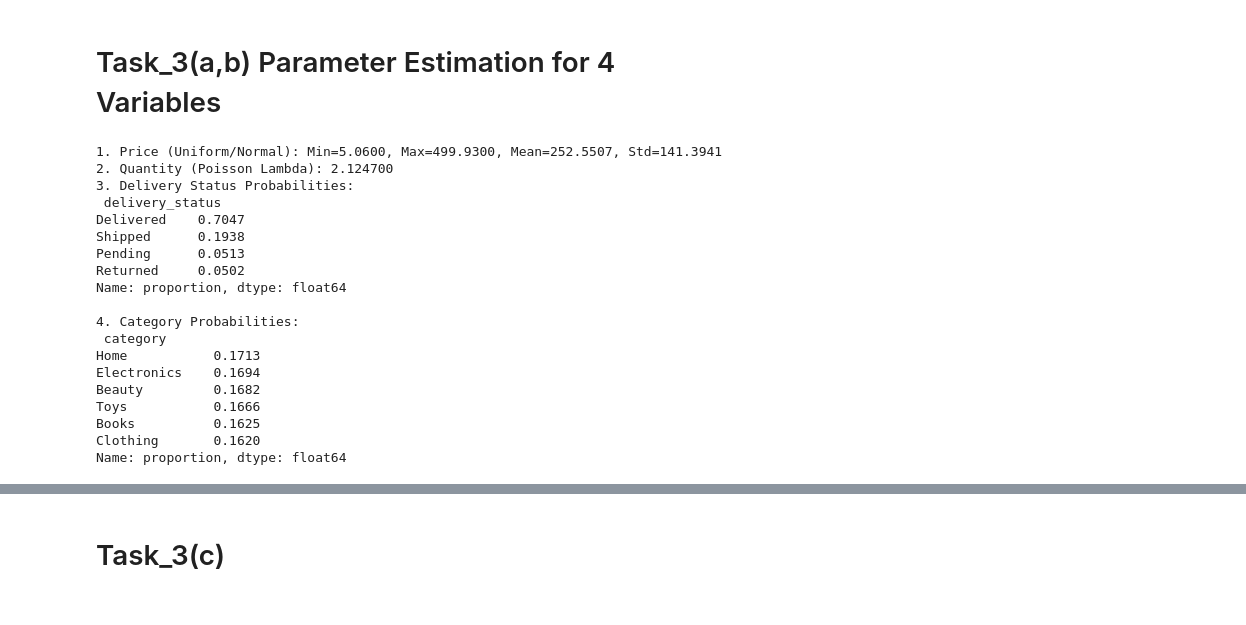
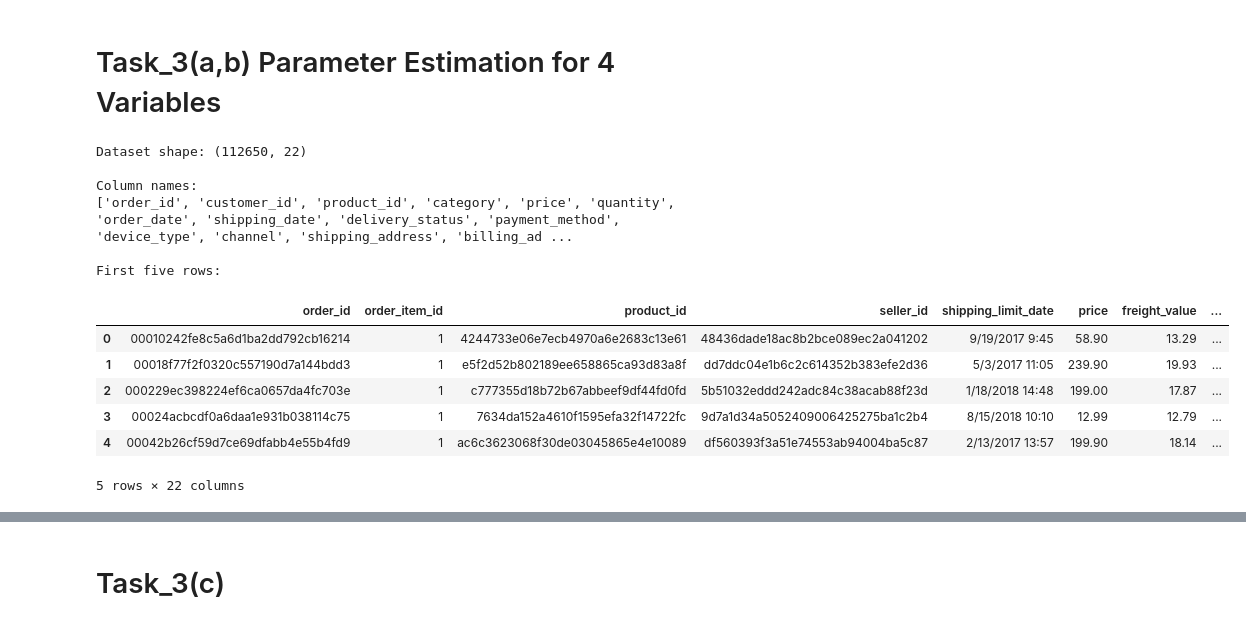
Before and after one commit to saifuddin-vuia/saifuddin-vuia, a Jupyter notebook: Statistics_CA_One.ipynb, the cells around one changed output, grey strips where cells are left out. Saved outputs shown, nothing was run; the diff lists cells and outputs as text; code cells hidden in the pictures.

```diff
--- a/Statistics_CA_One.ipynb
+++ b/Statistics_CA_One.ipynb
@@ -302,43 +327,38 @@ Decision: Reject H0 since p-value (0.0000e+00) < alpha (0.05).
 Interpretation: The population mean price is statistically significantly different from 100.0.
 # %% [markdown]
 # Task_3(a,b)  Parameter Estimation for 4 Variables
-# %%
-# 1. Continuous Variable 1: price
-price = df['price'].dropna()
-a_price, b_price = price.min(), price.max()
-mu_price, std_price = price.mean(), price.std()
-
-# 2. Continuous Variable 2: quantity
-quantity = df['quantity'].dropna()
-lambda_qty = quantity.mean()
-
-# 3. Categorical Variable 1: delivery_status
-status_props = df['delivery_status'].value_counts(normalize=True)
-
-# 4. Categorical Variable 2: category
-cat_props = df['category'].value_counts(normalize=True)
-
-print(f'1. Price (Uniform/Normal): Min={a_price:.4f}, Max={b_price:.4f}, Mean={mu_price:.4f}, Std={std_price:.4f}')
-print(f'2. Quantity (Poisson Lambda): {lambda_qty:.6f}')
-print(f'3. Delivery Status Probabilities:\n', round(status_props, 6))
-print('\n4. Category Probabilities:\n', round(cat_props, 6))
-# %% [output]
-1. Price (Uniform/Normal): Min=5.0600, Max=499.9300, Mean=252.5507, Std=141.3941
-2. Quantity (Poisson Lambda): 2.124700
-3. Delivery Status Probabilities:
- delivery_status
-Delivered    0.7047
-Shipped      0.1938
-Pending      0.0513
-Returned     0.0502
-Name: proportion, dtype: float64
-
-4. Category Probabilities:
- category
-Home           0.1713
-Electronics    0.1694
-Beauty         0.1682
-Toys           0.1666
-Books          0.1625
-Clothing       0.1620
-Name: proportion, dtype: float64
+# %%
+import numpy as np
+import pandas as pd
+import scipy.stats as stats
+
+# dataset loading
+items = pd.read_csv('/content/drive/MyDrive/DBS_Assignment/olist_order_items_dataset.csv')
+orders = pd.read_csv('/content/drive/MyDrive/DBS_Assignment/olist_orders_dataset.csv')
+products = pd.read_csv('/content/drive/MyDrive/DBS_Assignment/olist_products_dataset.csv')
+
+# merge datasets
+olist_df = items.merge(orders, on='order_id')
+olist_df = olist_df.merge(products, on='product_id')
+
+# check dataset
+print("Dataset shape:", olist_df.shape)
+print("\nColumn names:")
+print(df.columns.tolist())
+
+print("\nFirst five rows:")
+display(olist_df.head())
+# %% [output]
+Dataset shape: (112650, 22)
+
+Column names:
+['order_id', 'customer_id', 'product_id', 'category', 'price', 'quantity', 'order_date', 'shipping_date', 'delivery_status', 'payment_method', 'device_type', 'channel', 'shipping_address', 'billing_ad ...
+
+First five rows:
+|  | order_id | order_item_id | product_id | seller_id | shipping_limit_date | price | freight_value | ... |
+| 0 | 00010242fe8c5a6d1ba2dd792cb16214 | 1 | 4244733e06e7ecb4970a6e2683c13e61 | 48436dade18ac8b2bce089ec2a041202 | 9/19/2017 9:45 | 58.90 | 13.29 | ... |
+| 1 | 00018f77f2f0320c557190d7a144bdd3 | 1 | e5f2d52b802189ee658865ca93d83a8f | dd7ddc04e1b6c2c614352b383efe2d36 | 5/3/2017 11:05 | 239.90 | 19.93 | ... |
+| 2 | 000229ec398224ef6ca0657da4fc703e | 1 | c777355d18b72b67abbeef9df44fd0fd | 5b51032eddd242adc84c38acab88f23d | 1/18/2018 14:48 | 199.00 | 17.87 | ... |
+| 3 | 00024acbcdf0a6daa1e931b038114c75 | 1 | 7634da152a4610f1595efa32f14722fc | 9d7a1d34a5052409006425275ba1c2b4 | 8/15/2018 10:10 | 12.99 | 12.79 | ... |
+| 4 | 00042b26cf59d7ce69dfabb4e55b4fd9 | 1 | ac6c3623068f30de03045865e4e10089 | df560393f3a51e74553ab94004ba5c87 | 2/13/2017 13:57 | 199.90 | 18.14 | ... |
+5 rows × 22 columns
```
Also changed, not shown: parts of 8 cells of this notebook.
